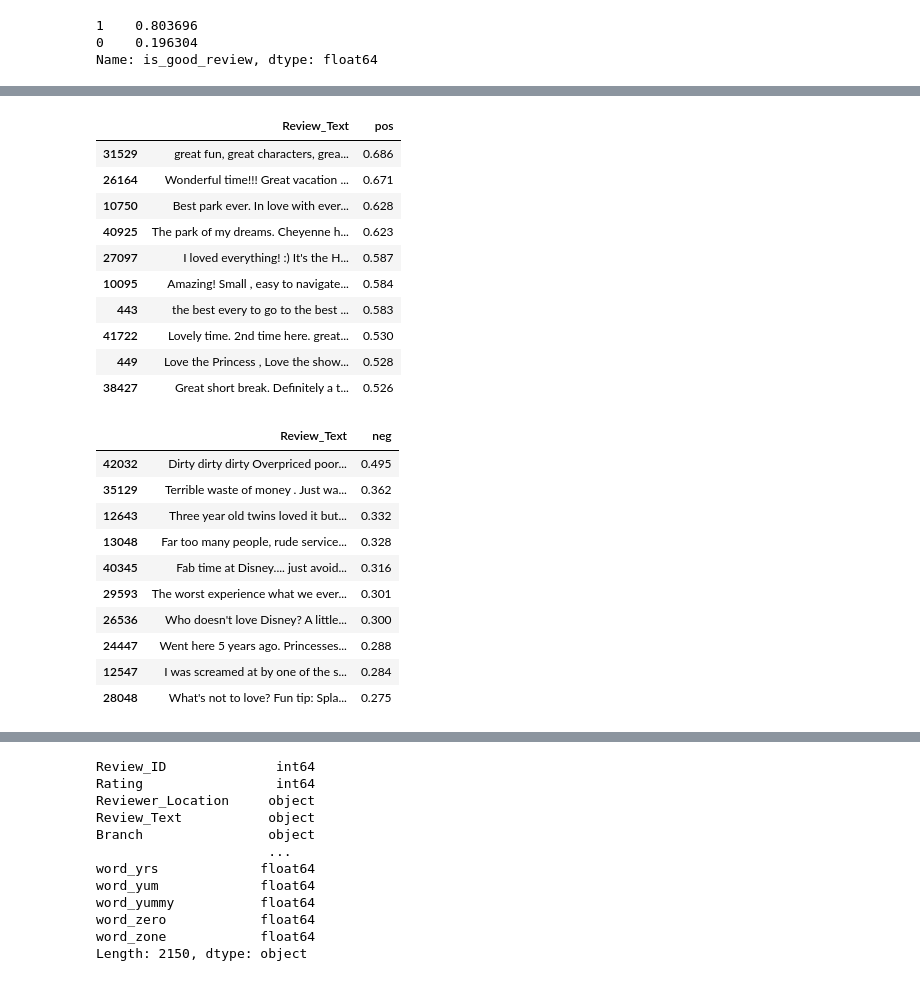
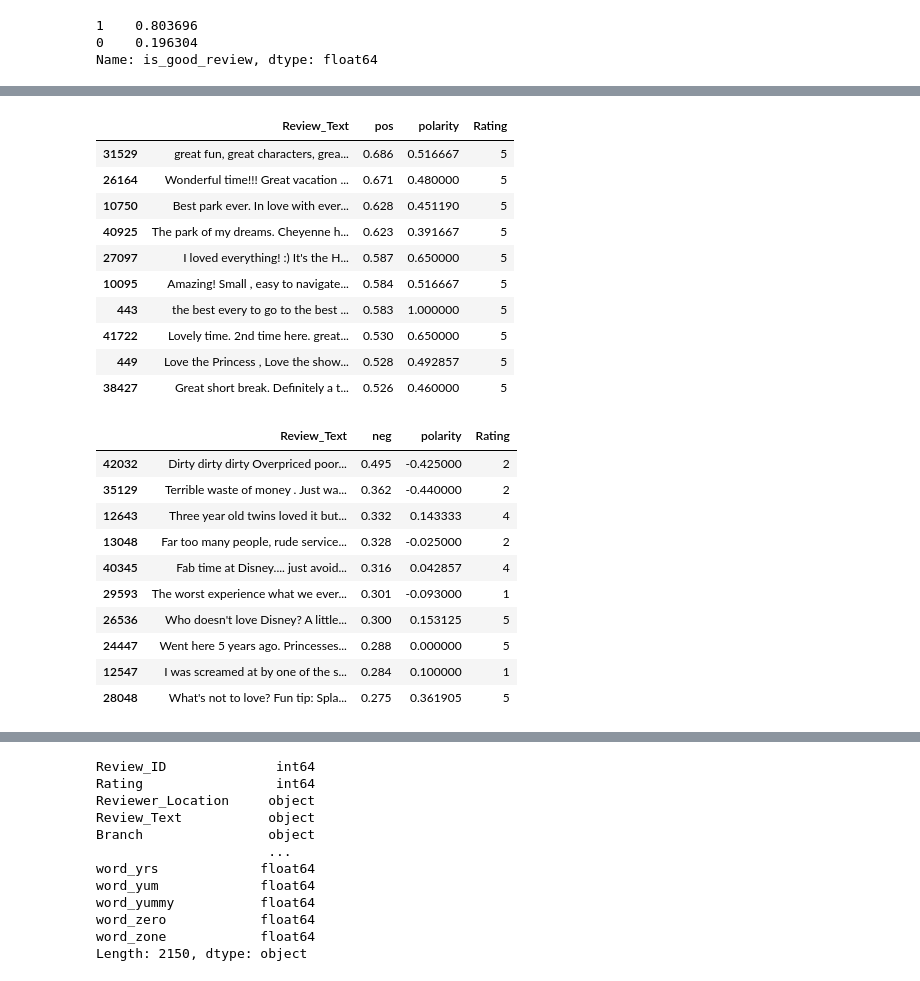
Before and after one commit to katrinan029/machine-learning-project, a Jupyter notebook: main_code_development.ipynb, the cells around one changed output, grey strips where cells are left out. Saved outputs shown, nothing was run; the diff lists cells and outputs as text; code cells hidden in the pictures.

```diff
--- a/main_code_development.ipynb
+++ b/main_code_development.ipynb
@@ -151,3 +127,9 @@ reviews_df.head()
+# %%
+from textblob import TextBlob
+# copy_df1 = copy_df.copy()
+
+reviews_df['polarity'] = reviews_df['review_clean'].map(lambda text: TextBlob(text).sentiment.polarity)
+# copy_df1.head()
 # %%
 # add number of characters column
 reviews_df["characters"] = reviews_df["Review_Text"].apply(lambda x: len(x))
@@ -259,31 +227,31 @@ Requirement already satisfied: six in /Users/sherman/opt/anaconda3/envs/PythonDa
 [figure]
 # %%
 # highest positive sentiment reviews (with more than 5 words)
-reviews_df[reviews_df["words"] >= 3].sort_values("pos", ascending = False)[["Review_Text", "pos"]].head(10)
+reviews_df[reviews_df["words"] >= 5].sort_values("pos", ascending = False)[["Review_Text", "pos", "polarity", "Rating"]].head(10)
 # %% [output]
-|  | Review_Text | pos |
-| 31529 | great fun, great characters, grea... | 0.686 |
-| 26164 | Wonderful time!!! Great vacation ... | 0.671 |
-| 10750 | Best park ever. In love with ever... | 0.628 |
-| 40925 | The park of my dreams. Cheyenne h... | 0.623 |
-| 27097 | I loved everything! :) It's the H... | 0.587 |
-| 10095 | Amazing! Small , easy to navigate... | 0.584 |
-| 443 | the best every to go to the best ... | 0.583 |
-| 41722 | Lovely time. 2nd time here. great... | 0.530 |
-| 449 | Love the Princess , Love the show... | 0.528 |
-| 38427 | Great short break. Definitely a t... | 0.526 |
+|  | Review_Text | pos | polarity | Rating |
+| 31529 | great fun, great characters, grea... | 0.686 | 0.516667 | 5 |
+| 26164 | Wonderful time!!! Great vacation ... | 0.671 | 0.480000 | 5 |
+| 10750 | Best park ever. In love with ever... | 0.628 | 0.451190 | 5 |
+| 40925 | The park of my dreams. Cheyenne h... | 0.623 | 0.391667 | 5 |
+| 27097 | I loved everything! :) It's the H... | 0.587 | 0.650000 | 5 |
+| 10095 | Amazing! Small , easy to navigate... | 0.584 | 0.516667 | 5 |
+| 443 | the best every to go to the best ... | 0.583 | 1.000000 | 5 |
+| 41722 | Lovely time. 2nd time here. great... | 0.530 | 0.650000 | 5 |
+| 449 | Love the Princess , Love the show... | 0.528 | 0.492857 | 5 |
+| 38427 | Great short break. Definitely a t... | 0.526 | 0.460000 | 5 |
 # %%
 # lowest negative sentiment reviews (with more than 5 words)
-reviews_df[reviews_df["words"] >= 5].sort_values("neg", ascending = False)[["Review_Text", "neg"]].head(10)
+reviews_df[reviews_df["words"] >= 5].sort_values("neg", ascending = False)[["Review_Text", "neg", "polarity", "Rating"]].head(10)
 # %% [output]
-|  | Review_Text | neg |
-| 42032 | Dirty dirty dirty Overpriced poor... | 0.495 |
-| 35129 | Terrible waste of money . Just wa... | 0.362 |
-| 12643 | Three year old twins loved it but... | 0.332 |
-| 13048 | Far too many people, rude service... | 0.328 |
-| 40345 | Fab time at Disney.... just avoid... | 0.316 |
-| 29593 | The worst experience what we ever... | 0.301 |
-| 26536 | Who doesn't love Disney? A little... | 0.300 |
-| 24447 | Went here 5 years ago. Princesses... | 0.288 |
-| 12547 | I was screamed at by one of the s... | 0.284 |
-| 28048 | What's not to love? Fun tip: Spla... | 0.275 |
+|  | Review_Text | neg | polarity | Rating |
+| 42032 | Dirty dirty dirty Overpriced poor... | 0.495 | -0.425000 | 2 |
+| 35129 | Terrible waste of money . Just wa... | 0.362 | -0.440000 | 2 |
+| 12643 | Three year old twins loved it but... | 0.332 | 0.143333 | 4 |
+| 13048 | Far too many people, rude service... | 0.328 | -0.025000 | 2 |
+| 40345 | Fab time at Disney.... just avoid... | 0.316 | 0.042857 | 4 |
+| 29593 | The worst experience what we ever... | 0.301 | -0.093000 | 1 |
+| 26536 | Who doesn't love Disney? A little... | 0.300 | 0.153125 | 5 |
+| 24447 | Went here 5 years ago. Princesses... | 0.288 | 0.000000 | 5 |
+| 12547 | I was screamed at by one of the s... | 0.284 | 0.100000 | 1 |
+| 28048 | What's not to love? Fun tip: Spla... | 0.275 | 0.361905 | 5 |
```
Also changed, not shown: parts of 19 cells of this notebook, 3 other files.
